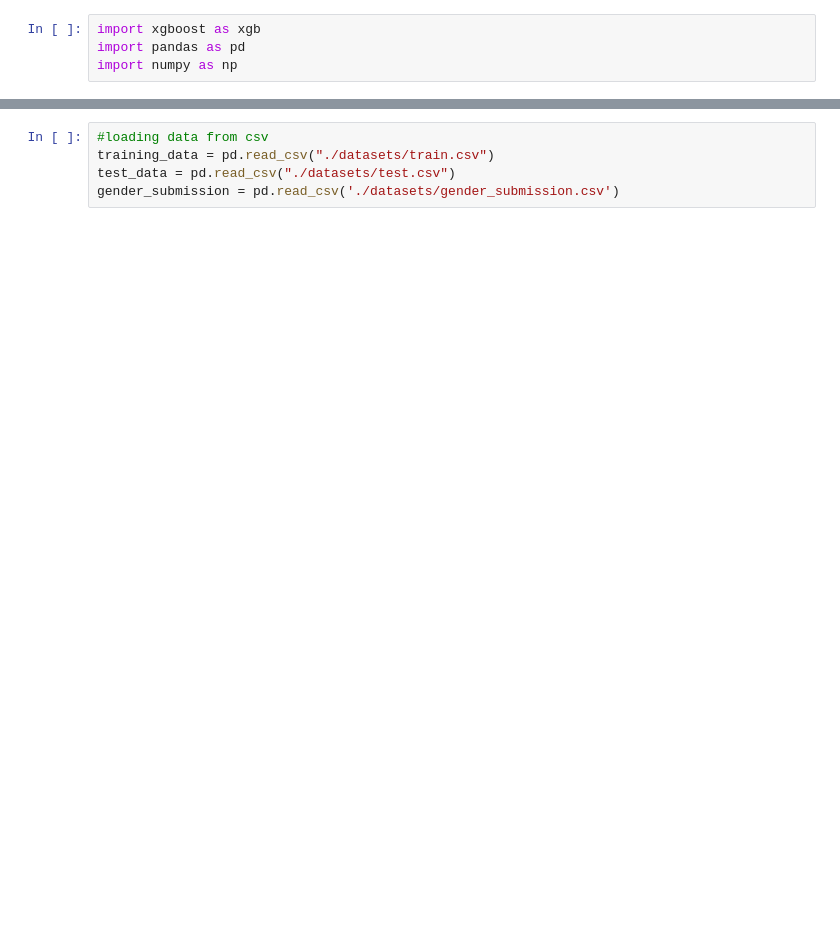
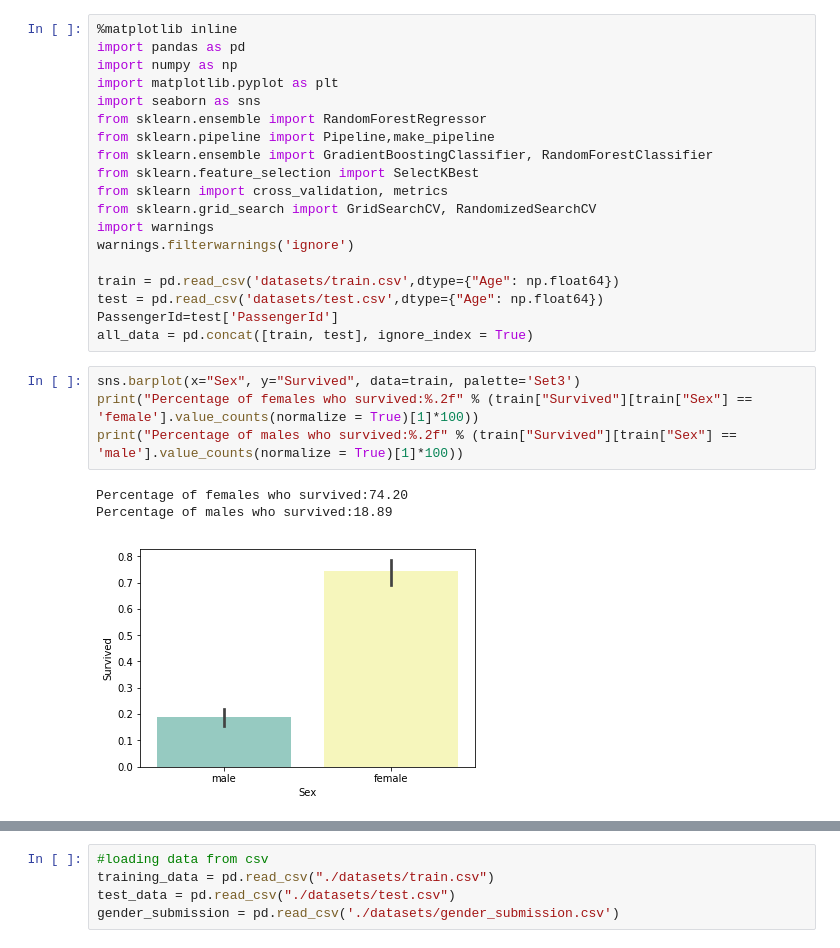
Before and after one commit to jzwu1/kaggle, a Jupyter notebook: Titanic/titanic.ipynb, the cells around one changed output, grey strips where cells are left out. Saved outputs shown, nothing was run; the diff lists cells and outputs as text; blank space fills up the shorter version.

```diff
--- a/Titanic/titanic.ipynb
+++ b/Titanic/titanic.ipynb
@@ -1,4 +1,27 @@
-# %%
-import xgboost as xgb
-import pandas as pd
-import numpy as np
+# %%
+%matplotlib inline
+import pandas as pd
+import numpy as np
+import matplotlib.pyplot as plt
+import seaborn as sns
+from sklearn.ensemble import RandomForestRegressor
+from sklearn.pipeline import Pipeline,make_pipeline
+from sklearn.ensemble import GradientBoostingClassifier, RandomForestClassifier
+from sklearn.feature_selection import SelectKBest
+from sklearn import cross_validation, metrics
+from sklearn.grid_search import GridSearchCV, RandomizedSearchCV
+import warnings
+warnings.filterwarnings('ignore')
+
+train = pd.read_csv('datasets/train.csv',dtype={"Age": np.float64})
+test = pd.read_csv('datasets/test.csv',dtype={"Age": np.float64})
+PassengerId=test['PassengerId']
+all_data = pd.concat([train, test], ignore_index = True)
+# %%
+sns.barplot(x="Sex", y="Survived", data=train, palette='Set3')
+print("Percentage of females who survived:%.2f" % (train["Survived"][train["Sex"] == 'female'].value_counts(normalize = True)[1]*100))
+print("Percentage of males who survived:%.2f" % (train["Survived"][train["Sex"] == 'male'].value_counts(normalize = True)[1]*100))
+# %% [output]
+Percentage of females who survived:74.20
+Percentage of males who survived:18.89
+[figure, added]
```
Also changed, not shown: parts of 21 cells of this notebook.
